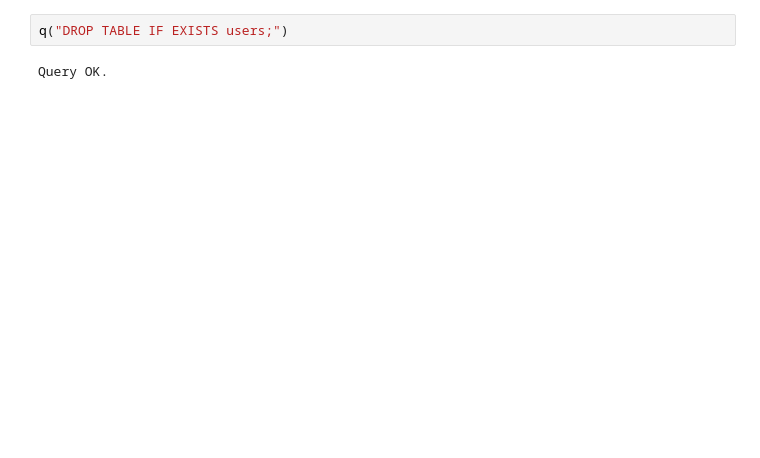
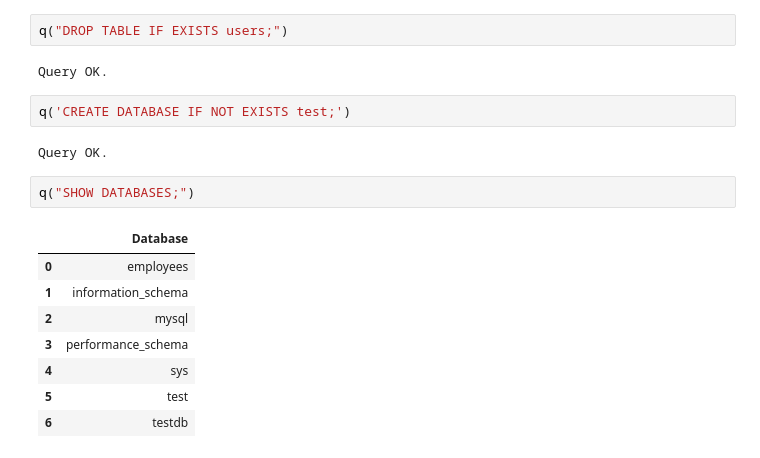
Before and after one commit to EdwardLee6677/Portfolio, a Jupyter notebook: MySQL/test.ipynb, the cells around one changed output. Cells and saved outputs as stored; diff of their text form; blank space fills up the shorter version.

```diff
--- a/MySQL/test.ipynb
+++ b/MySQL/test.ipynb
@@ -157,3 +149,18 @@ q("SELECT * FROM users;")
 q("DROP TABLE IF EXISTS users;")
 # %% [output]
 Query OK.
+# %%
+q('CREATE DATABASE IF NOT EXISTS test;')
+# %% [output]
+Query OK.
+# %%
+q("SHOW DATABASES;")
+# %% [output]
+|  | Database |
+| 0 | employees |
+| 1 | information_schema |
+| 2 | mysql |
+| 3 | performance_schema |
+| 4 | sys |
+| 5 | test |
+| 6 | testdb |
```
Also changed, not shown: parts of 12 cells of this notebook.
